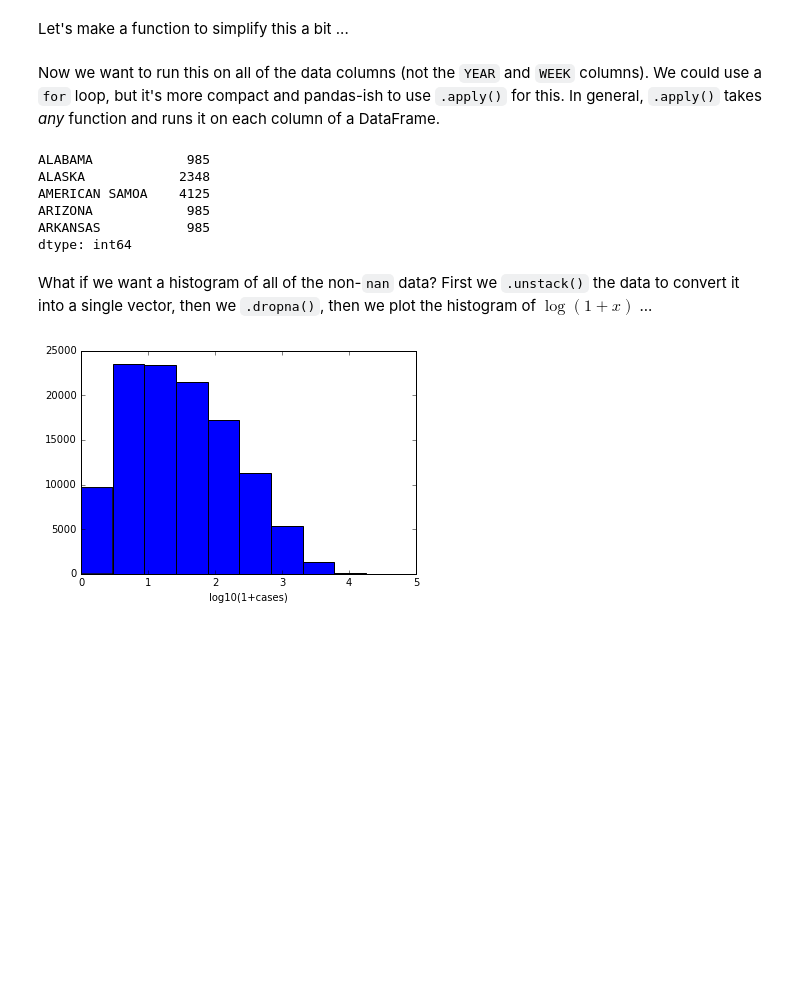
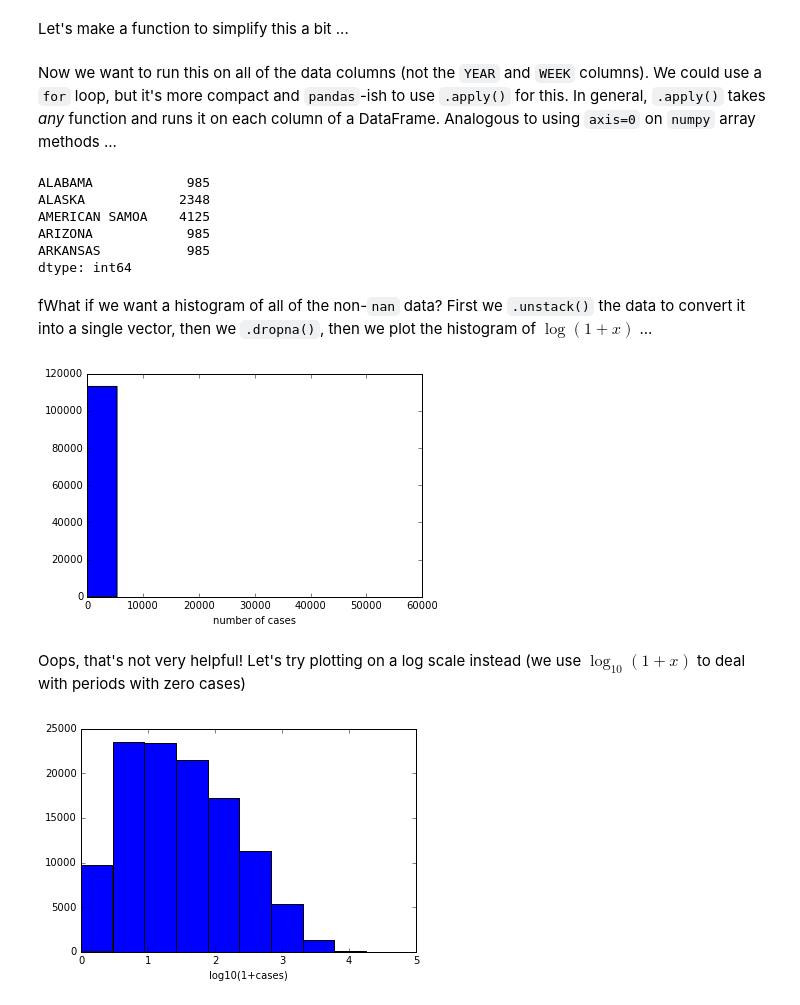
Before and after one commit to bbolker/math1mp, a Jupyter notebook: notes/pandas_intro.ipynb, the cells around one changed output. Saved outputs shown, nothing was run; the diff lists cells and outputs as text; code cells hidden in the pictures; blank space fills up the shorter version.

Commit message:
update pandas intro

```diff
--- a/notes/pandas_intro.ipynb
+++ b/notes/pandas_intro.ipynb
@@ -205,7 +217,7 @@ Let's make a function to simplify this a bit ...
 def first_val(x):
     return(x.isnull().argmin())
 # %% [markdown]
-Now we want to run this on all of the data columns (not the `YEAR` and `WEEK` columns). We could use a `for` loop, but it's more compact and pandas-ish to use `.apply()` for this.  In general, `.apply()` takes *any* function and runs it on each column of a DataFrame.
+Now we want to run this on all of the data columns (not the `YEAR` and `WEEK` columns). We could use a `for` loop, but it's more compact and `pandas`-ish to use `.apply()` for this.  In general, `.apply()` takes *any* function and runs it on each column of a DataFrame. Analogous to using `axis=0` on `numpy` array methods ...
 # %%
 all_first_vals = all_data.apply(first_val)
 all_first_vals.head()
@@ -217,5 +229,13 @@ ARIZONA            985
 ARKANSAS           985
 dtype: int64
 # %% [markdown]
-What if we want a histogram of all of the non-`nan` data?  First we `.unstack()` the data to convert it into a single vector, then we `.dropna()`, then we plot the histogram of $\log(1+x)$ ...
+fWhat if we want a histogram of all of the non-`nan` data?  First we `.unstack()` the data to convert it into a single vector, then we `.dropna()`, then we plot the histogram of $\log(1+x)$ ...
+# %%
+all_nonna_dat = all_data.unstack().dropna()
+plt.hist(all_nonna_dat)
+plt.xlabel("number of cases");
+# %% [output]
+[figure, added]
+# %% [markdown]
+Oops, that's not very helpful! Let's try plotting on a log scale instead (we use $\log_10(1+x)$ to deal with periods with zero cases)
 # %%
```
Also changed, not shown: parts of 21 cells of this notebook.
